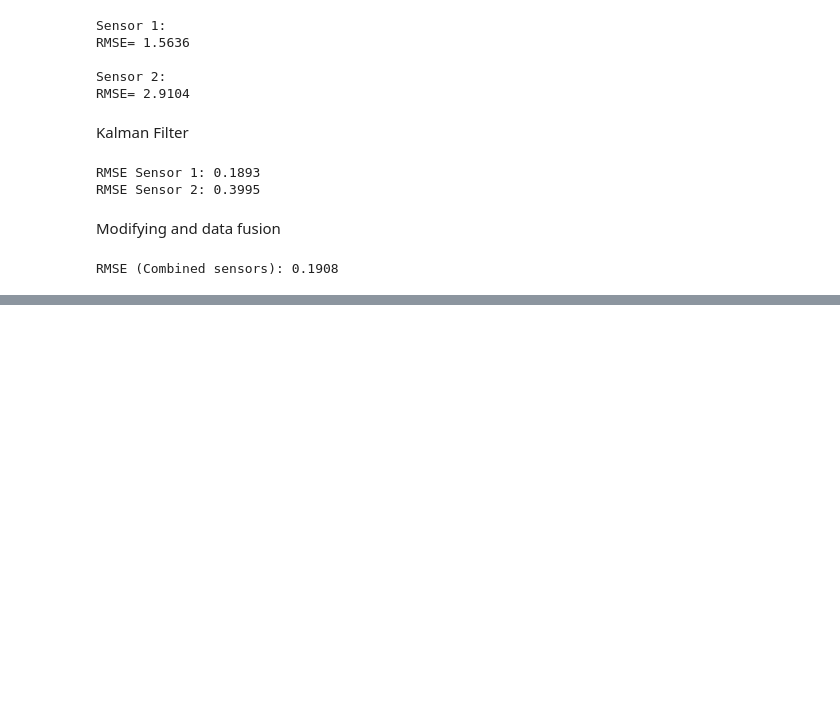
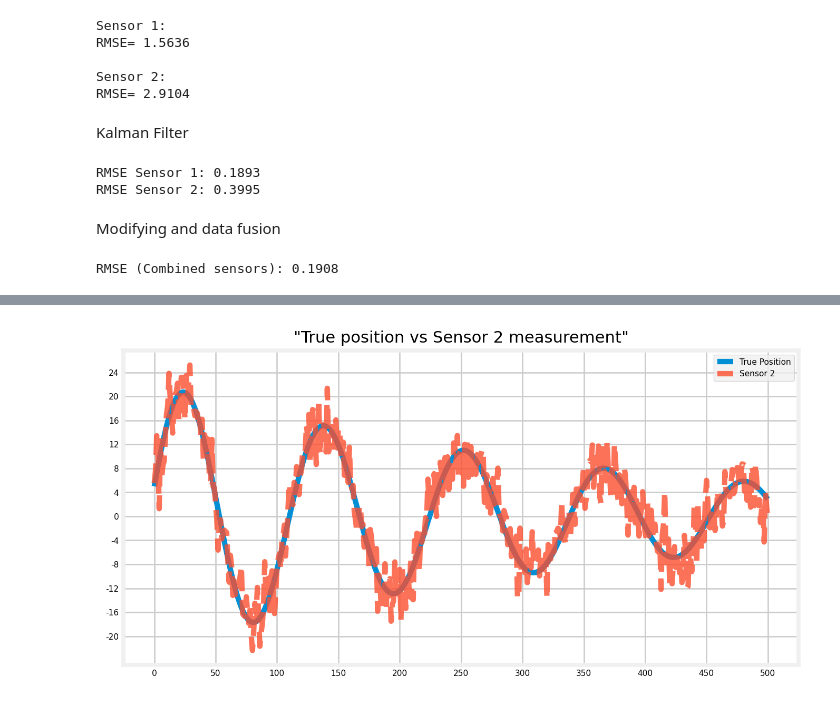
Before and after one commit to ErfanJoodi/Kalman-Filter-Practice, a Jupyter notebook: Kalman Filter.ipynb, the cells around one changed output, grey strips where cells are left out. Drawn from its saved outputs; the diff is of its cells as text; code cells hidden in the pictures; blank space fills up the shorter version.

```diff
--- a/Kalman Filter.ipynb
+++ b/Kalman Filter.ipynb
@@ -316,0 +352,19 @@ RMSE (Combined sensors): 0.1908
+# %%
+# Visualization of true values vs sensor 2 measurements
+plt.style.use('fivethirtyeight')
+fig, ax= plt.subplots(figsize= (8, 4), dpi= 184)
+ax.plot(oscillator['True Position'], label= 'True Position', linewidth= 4)
+ax.plot(oscillator['Sensor 2 (Position)'], label= 'Sensor 2', linestyle= '--', alpha= 0.8)
+ax.set_xticks(np.arange(0, 550, 50))
+ax.set_xticklabels(np.arange(0, 550, 50), fontsize= 6)
+ax.set_yticks(np.arange(-20, 28, 4))
+ax.set_yticklabels(np.arange(-20, 28, 4), fontsize= 6)
+
+ax.legend(fontsize= 6)
+
+ax.set_title('"True position vs Sensor 2 measurement"', fontsize= 12)
+
+ax.set_facecolor('white')
+fig.set_facecolor('white');
+# %% [output]
+[figure, added]
```
Also changed, not shown: parts of 8 cells of this notebook, 7 other files.
